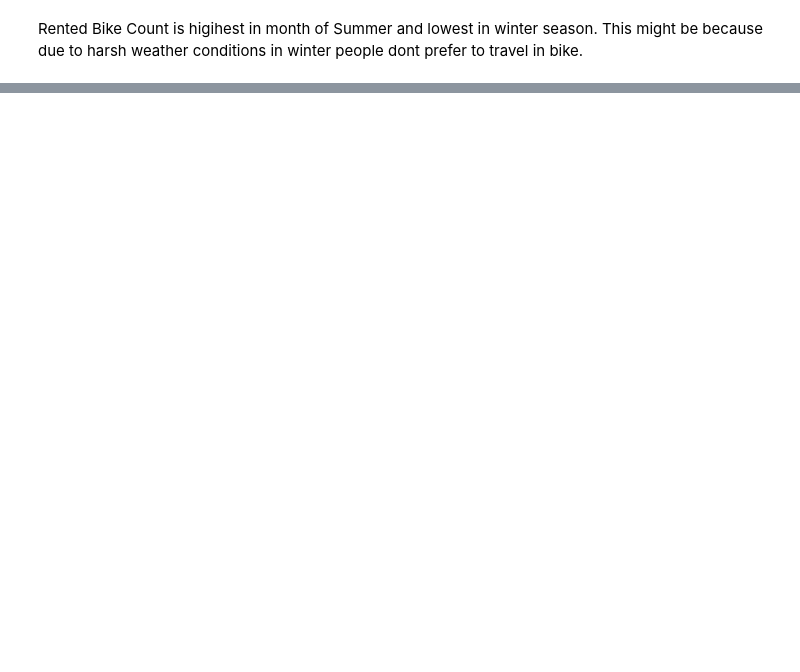
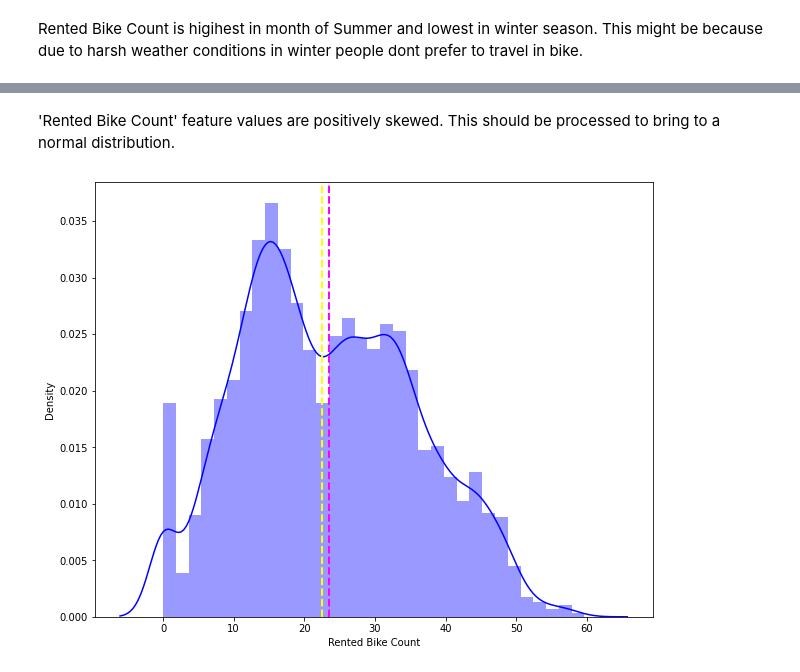
Before and after one commit to SampannaMishra/Bike-Sharing-Demand-Prediction, a Jupyter notebook: Bike_Sharing_Demand_Prediction_Capstone_Project.ipynb, the cells around one changed output, grey strips where cells are left out. Saved outputs shown, nothing was run; the diff lists cells and outputs as text; code cells hidden in the pictures; blank space fills up the shorter version.

```diff
--- a/Bike_Sharing_Demand_Prediction_Capstone_Project.ipynb
+++ b/Bike_Sharing_Demand_Prediction_Capstone_Project.ipynb
@@ -214,0 +226,15 @@ plt.show
+# %% [markdown]
+'Rented Bike Count' feature values are positively skewed. This should be processed to bring to a normal distribution.
+# %%
+#Applying square root to Rented Bike Count to improve skewness
+plt.figure(figsize=(10,8))
+plt.xlabel('Rented Bike Count')
+plt.ylabel('Density')
+
+ax=sns.distplot(np.sqrt(data['Rented Bike Count']), color="b")
+ax.axvline(np.sqrt(data['Rented Bike Count']).mean(), color='magenta', linestyle='dashed', linewidth=2)
+ax.axvline(np.sqrt(data['Rented Bike Count']).median(), color='yellow', linestyle='dashed', linewidth=2)
+
+plt.show()
+# %% [output]
+[figure, added]
```
Also changed, not shown: parts of 39 cells of this notebook.
